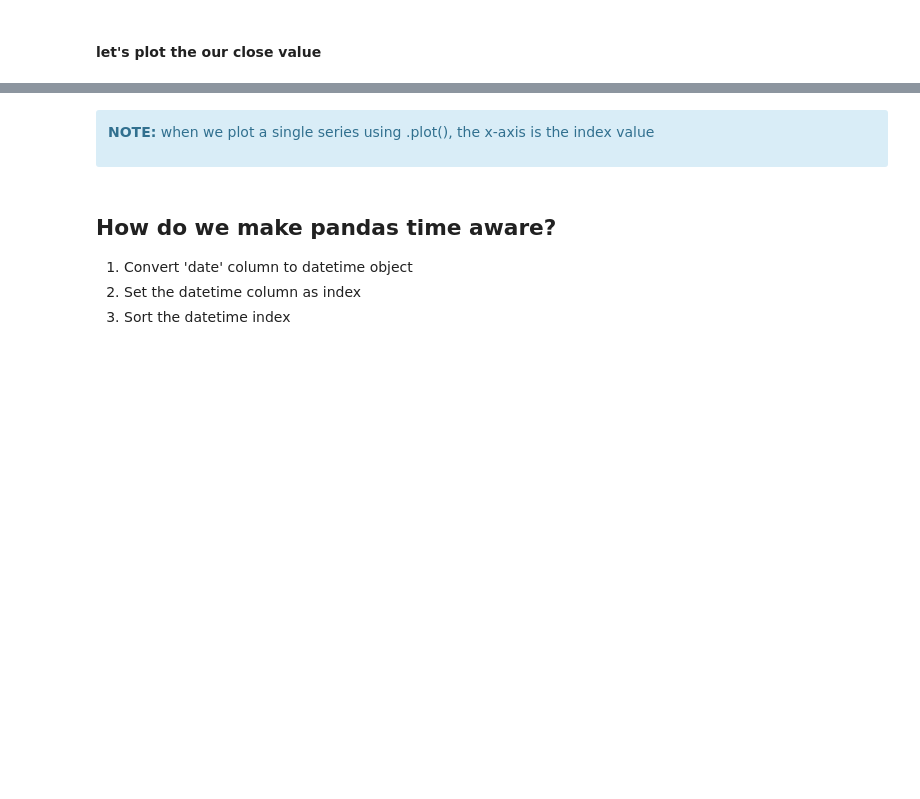
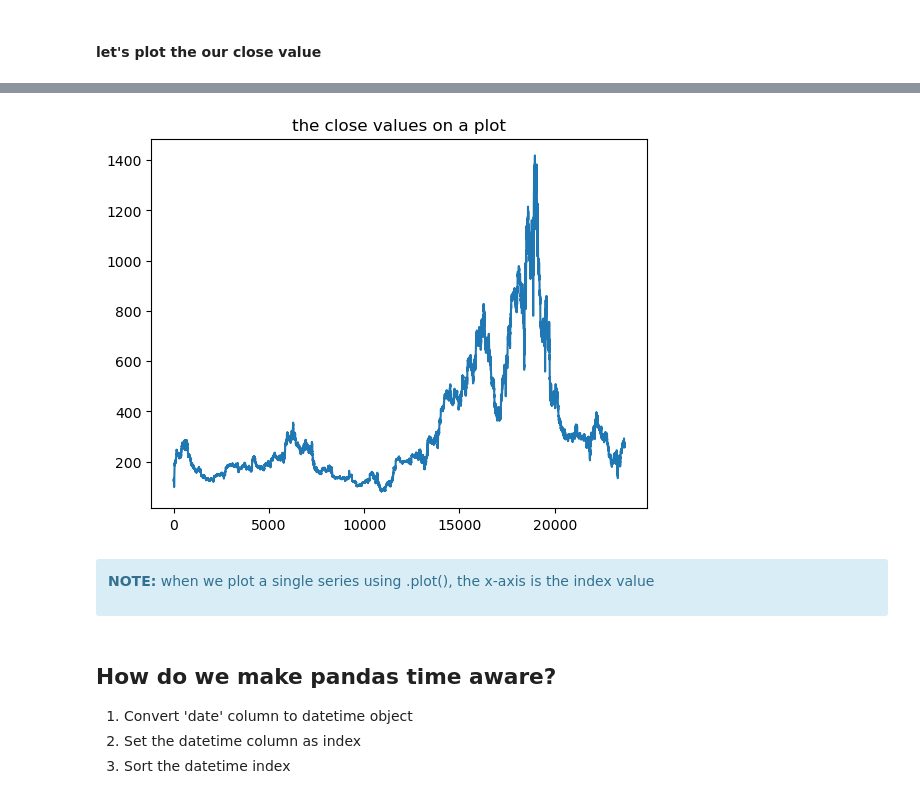
Before and after one commit to CodeupClassroom/pagel-time-series, a Jupyter notebook: dates_lesson.ipynb, the cells around one changed output, grey strips where cells are left out. Cells and saved outputs as stored; diff of their text form; code cells hidden in the pictures; blank space fills up the shorter version.

```diff
--- a/dates_lesson.ipynb
+++ b/dates_lesson.ipynb
@@ -135,8 +433,12 @@ df
 # %%
 #line plot
 
-# plt.title('the close values on a plot')
-# plt.show()
+df.close.plot()
+
+plt.title('the close values on a plot')
+plt.show()
+# %% [output]
+[figure, added]
 # %% [markdown]
 <div class="alert alert-block alert-info">
 
```
Also changed, not shown: parts of 91 cells of this notebook.
